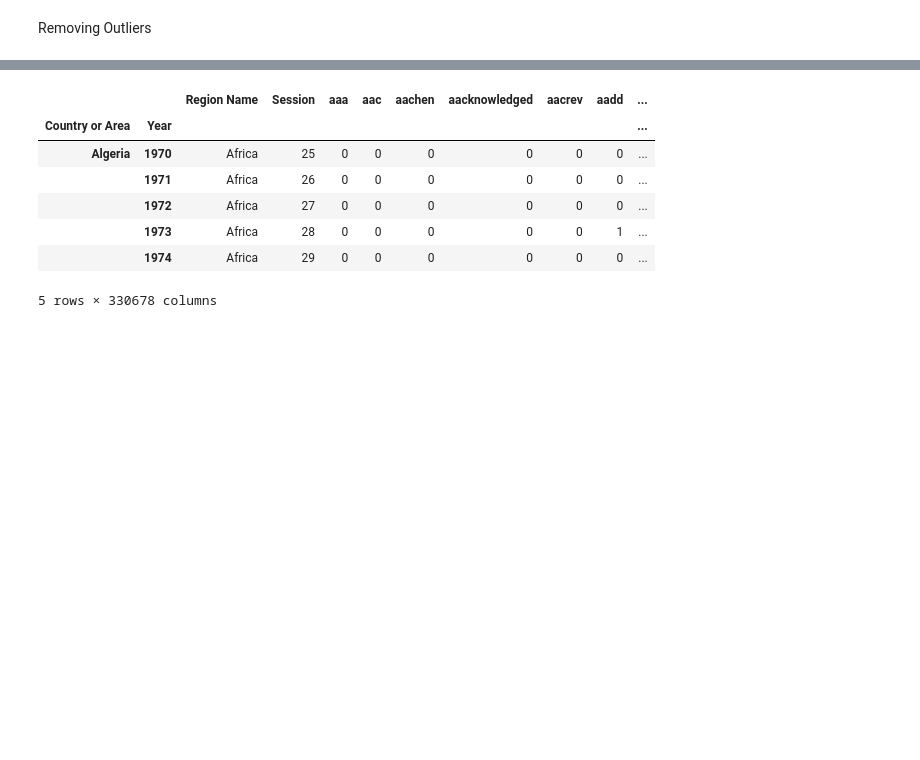
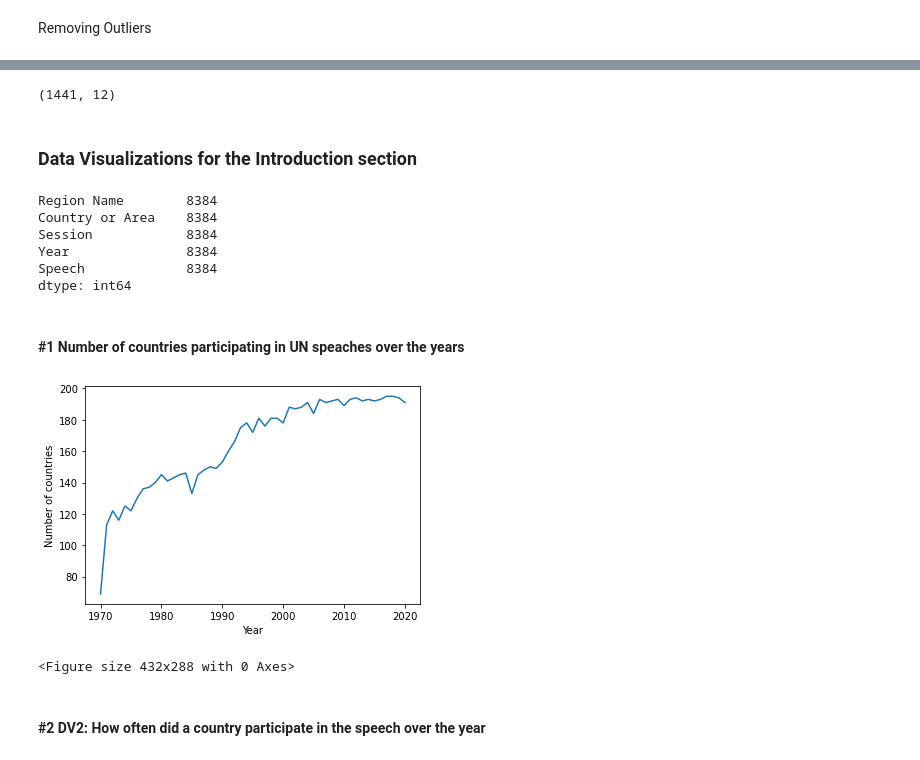
Before and after one commit to Ilna/Debates_And_WorldHappiness_Datasets_Classification, a Jupyter notebook: FDS_Assignment1_Ilia(clean and combine data)-WORDS.ipynb, the cells around one changed output, grey strips where cells are left out. Cells and saved outputs as stored; diff of their text form; code cells hidden in the pictures; blank space fills up the shorter version.

```diff
--- a/FDS_Assignment1_Ilia(clean and combine data)-WORDS.ipynb
+++ b/FDS_Assignment1_Ilia(clean and combine data)-WORDS.ipynb
@@ -249,14 +389,33 @@ countryYearWordsUnmerged= countryYearWordsUnmerged.drop(["Speech"], axis = 1)
-# %%
-# Index by country and year
-
-countryYearWordsUnmerged.set_index(["Country or Area", "Year"],inplace=True)
-countryYearWordsUnmerged.head()
-# %% [output]
-|  |  | Region Name | Session | aaa | aac | aachen | aacknowledged | aacrev | aadd | ... |
-| Country or Area | Year |  |  |  |  |  |  |  |  | ... |
-| Algeria | 1970 | Africa | 25 | 0 | 0 | 0 | 0 | 0 | 0 | ... |
-|  | 1971 | Africa | 26 | 0 | 0 | 0 | 0 | 0 | 0 | ... |
-|  | 1972 | Africa | 27 | 0 | 0 | 0 | 0 | 0 | 0 | ... |
-|  | 1973 | Africa | 28 | 0 | 0 | 0 | 0 | 0 | 1 | ... |
-|  | 1974 | Africa | 29 | 0 | 0 | 0 | 0 | 0 | 0 | ... |
-5 rows × 330678 columns
+# %%
+all_data_tokenized_FreqDist_outliers_df.shape
+# %% [output]
+(1441, 12)
+# %% [markdown]
+### Data Visualizations for the Introduction section
+# %%
+speech_and_countryName_df.count()
+# %% [output]
+Region Name        8384
+Country or Area    8384
+Session            8384
+Year               8384
+Speech             8384
+dtype: int64
+# %% [markdown]
+#### #1 Number of countries participating in UN speaches over the years
+# %%
+import matplotlib.pyplot as plt
+
+grouped_by_year = speech_and_countryName_df.groupby(['Year'])['Speech'].count()
+fig1 = grouped_by_year.plot(x='Year')
+
+plt.xlabel('Year')
+plt.ylabel('Number of countries')
+plt.show()
+plt.draw()
+fig1.figure.savefig('Figure1.eps')
+# %% [output]
+[figure, added]
+<Figure size 432x288 with 0 Axes>
+# %% [markdown]
+#### #2 DV2: How often did a country participate in the speech over the year
```
Also changed, not shown: parts of 38 cells of this notebook.
